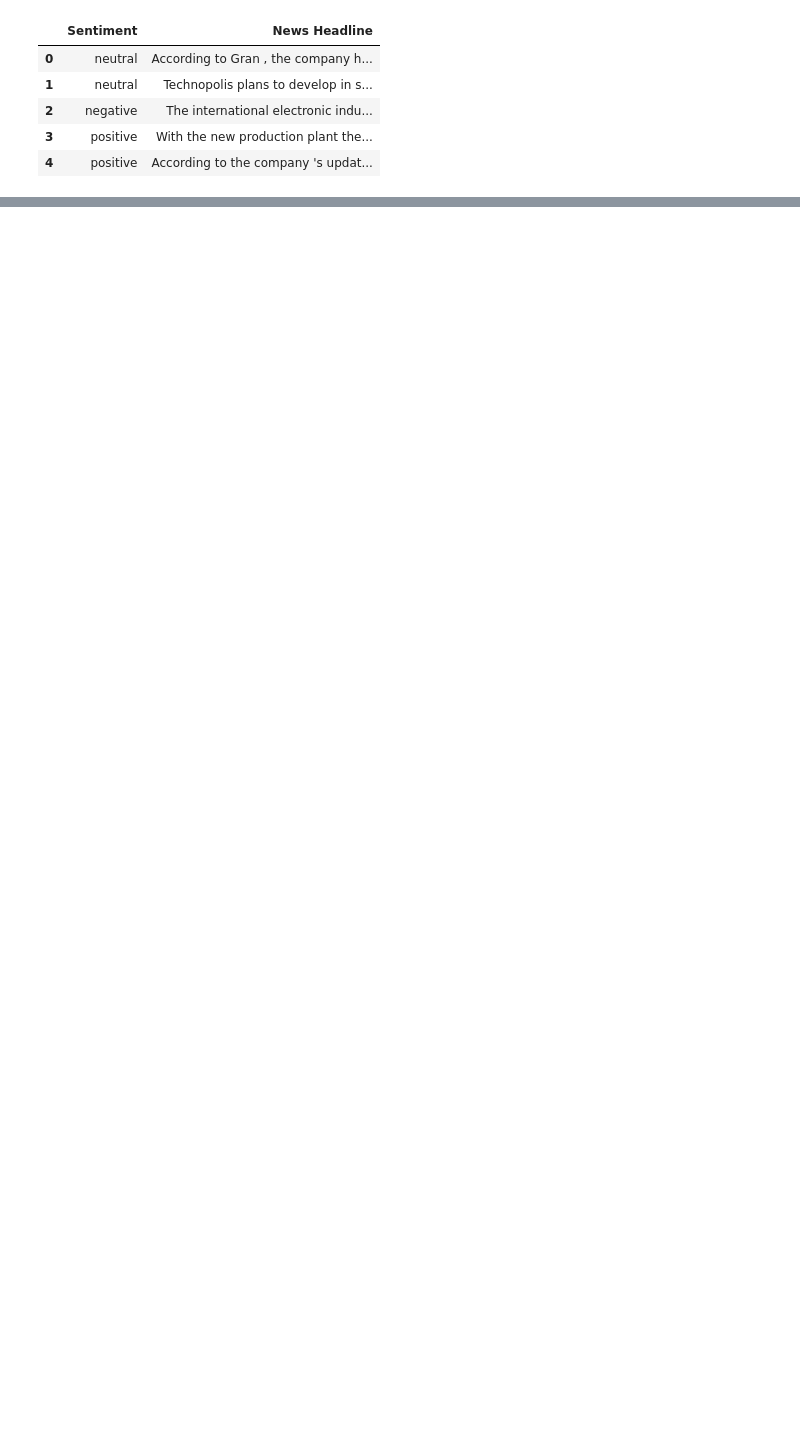
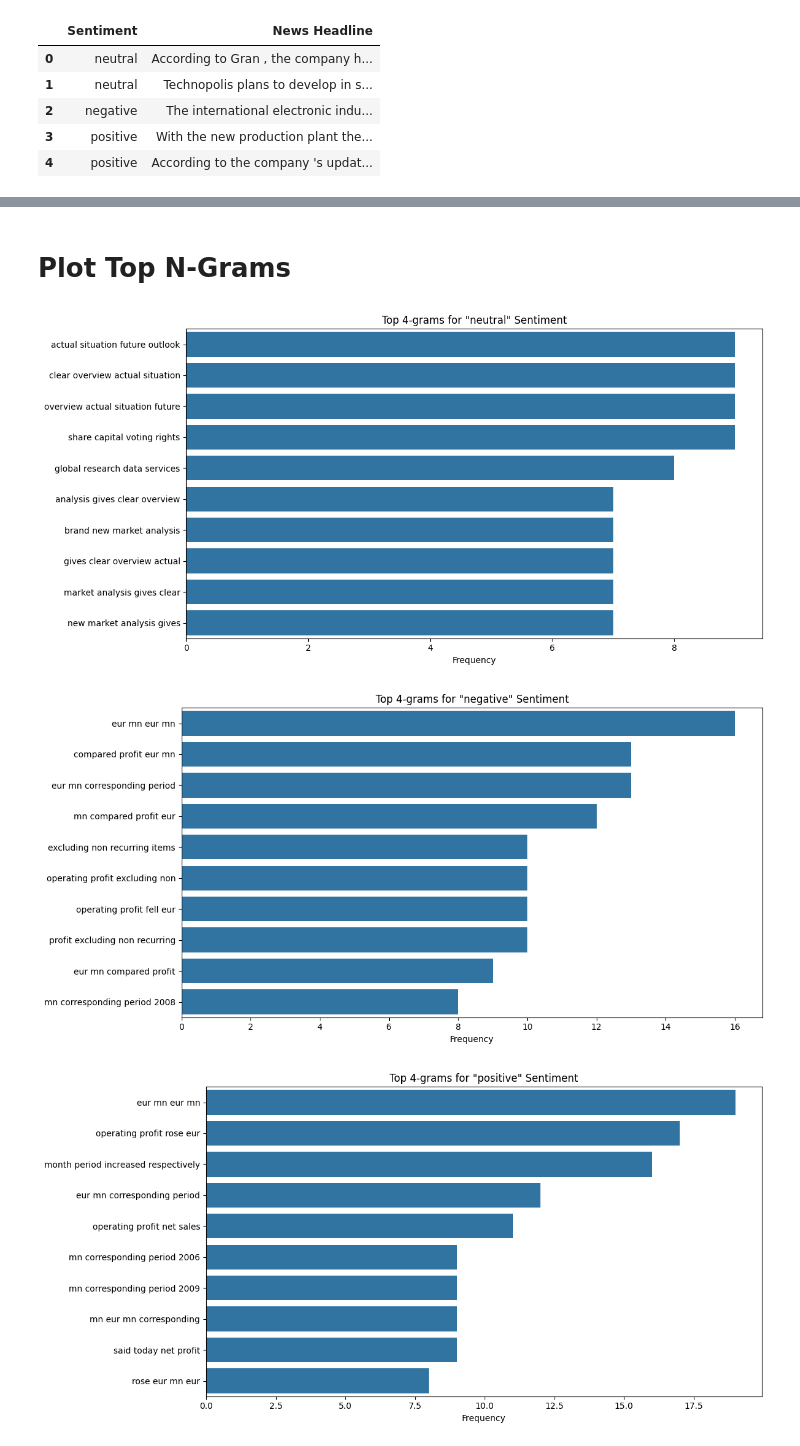
Before and after one commit to kchan139/ml-course-shibainu, a Jupyter notebook: notebooks/assignment_1/exploration.ipynb, the cells around one changed output, grey strips where cells are left out. Cells and saved outputs as stored; diff of their text form; code cells hidden in the pictures; blank space fills up the shorter version.

```diff
--- a/notebooks/assignment_1/exploration.ipynb
+++ b/notebooks/assignment_1/exploration.ipynb
@@ -65,0 +66,8 @@ visualizer.plot_top_ngrams(df)
+# %% [markdown]
+# Plot Top N-Grams
+# %%
+visualizer.plot_top_ngrams(df, 4)
+# %% [output]
+[figure, added]
+[figure, added]
+[figure, added]
```
Also changed, not shown: parts of 10 cells of this notebook, 1 other file.
